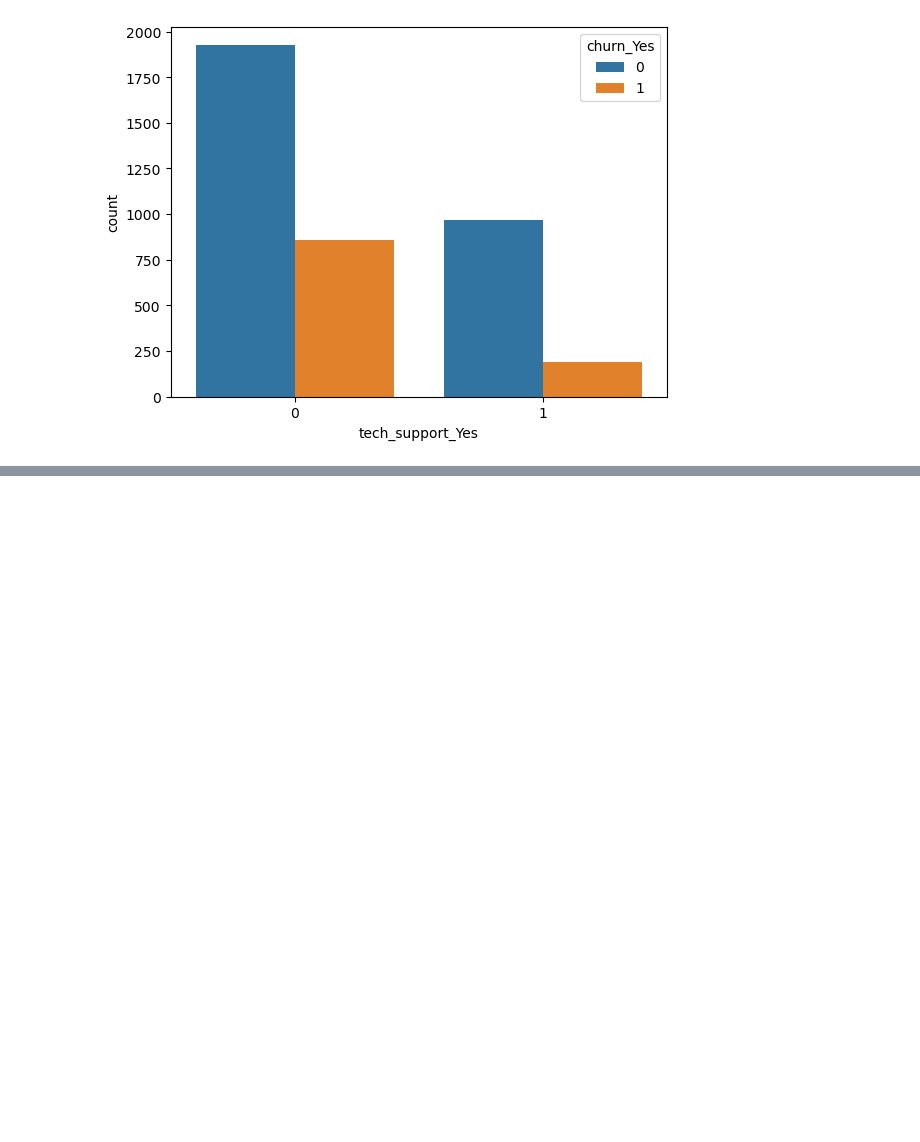
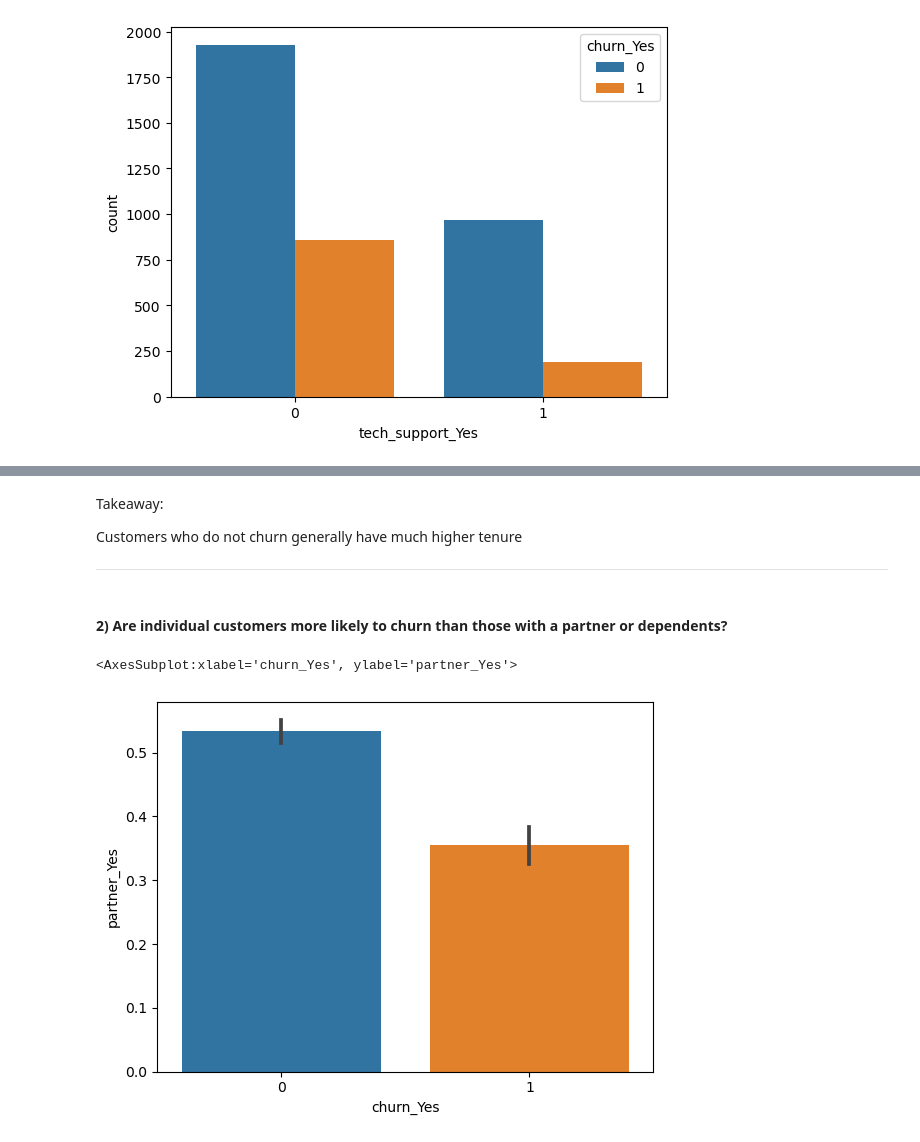
Before and after one commit to stephen-c-perry/Telco_Churn_Classification_Project, a Jupyter notebook: scratchwork_1.ipynb, the cells around one changed output, grey strips where cells are left out. Cells and saved outputs as stored; diff of their text form; code cells hidden in the pictures; blank space fills up the shorter version.

```diff
--- a/scratchwork_1.ipynb
+++ b/scratchwork_1.ipynb
@@ -160,2 +289,14 @@ tenure_churn_barplot
+# %% [markdown]
+Takeaway:
+
+Customers who do not churn generally have much higher tenure
+- - -
+# %% [markdown]
+#### 2) Are individual customers more likely to churn than those with a partner or dependents?
 # %%
 #individual customer more likely to churn than those with dependents or partners
+sns.barplot(data = train, x = 'churn_Yes', y = 'partner_Yes')
+#discrete vs discrete
+# %% [output]
+<AxesSubplot:xlabel='churn_Yes', ylabel='partner_Yes'>
+[figure, added]
```
Also changed, not shown: parts of 44 cells of this notebook.
